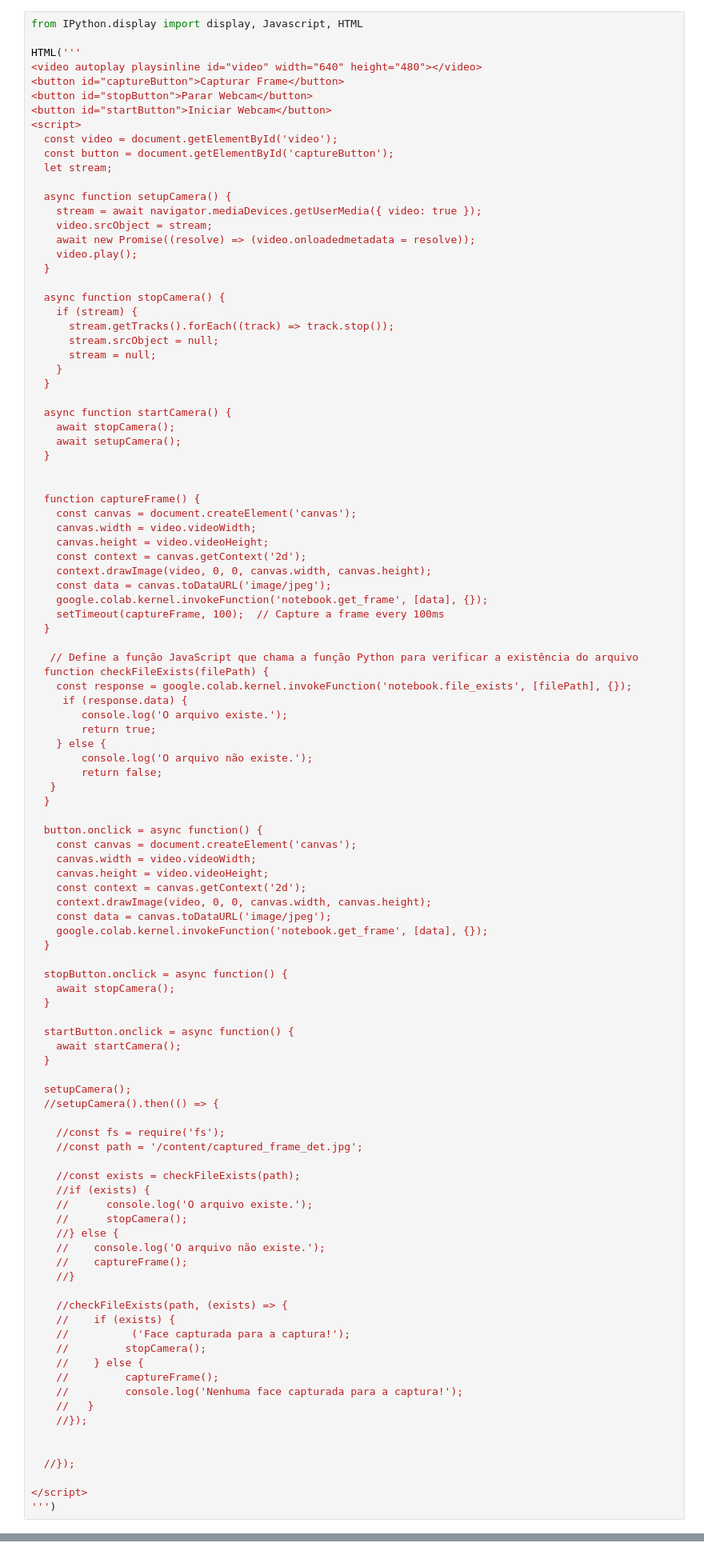
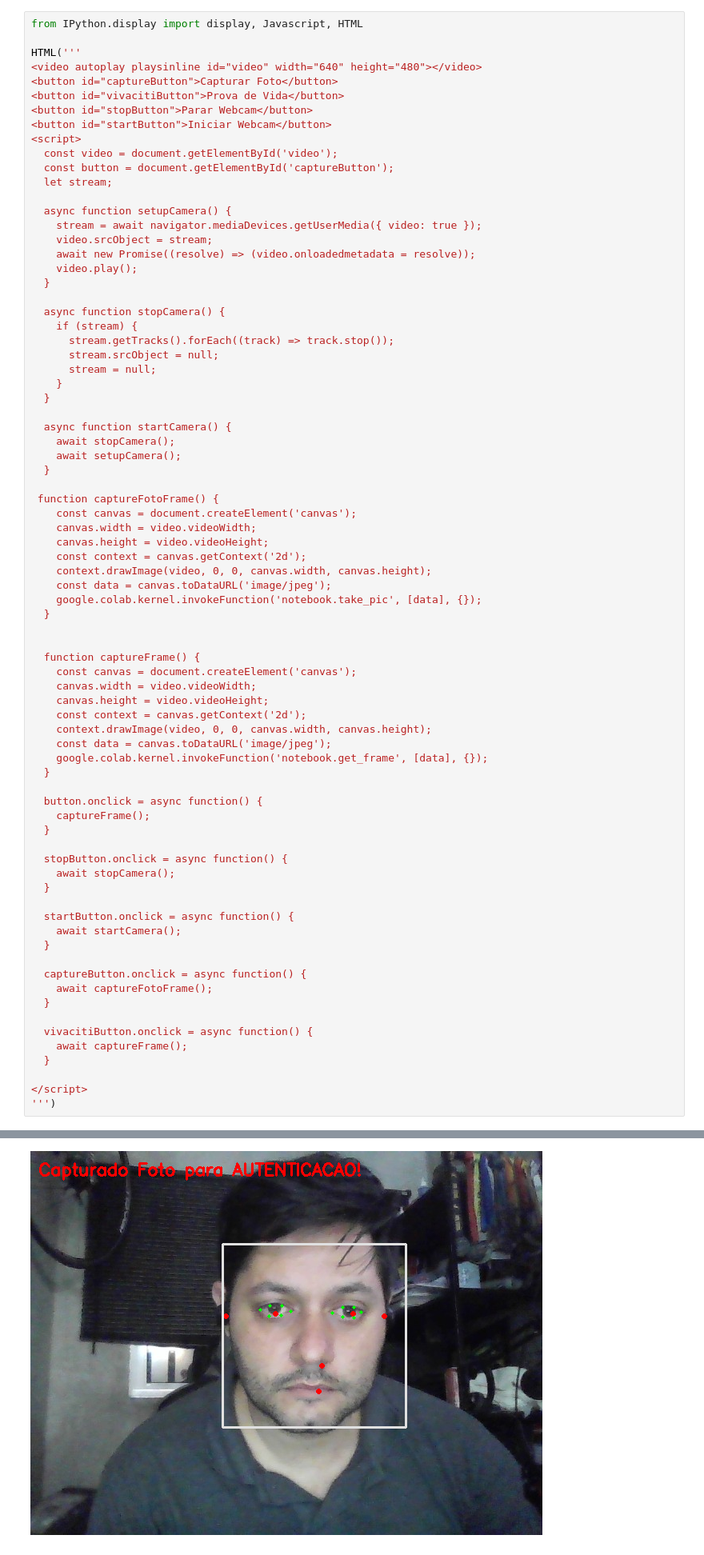
Before and after one commit to RodrigodeFeo/8DTS, a Jupyter notebook: Trabalho_Integrado_CV_.ipynb, the cells around one changed output, grey strips where cells are left out. Shown at 80% size. Saved outputs shown, nothing was run; the diff lists cells and outputs as text.

```diff
--- a/Trabalho_Integrado_CV_.ipynb
+++ b/Trabalho_Integrado_CV_.ipynb
@@ -76,7 +258,8 @@ from IPython.display import display, Javascript, HTML
 
 HTML('''
 <video autoplay playsinline id="video" width="640" height="480"></video>
-<button id="captureButton">Capturar Frame</button>
+<button id="captureButton">Capturar Foto</button>
+<button id="vivacitiButton">Prova de Vida</button>
 <button id="stopButton">Parar Webcam</button>
 <button id="startButton">Iniciar Webcam</button>
 <script>
@@ -104,6 +287,16 @@ HTML('''
     await setupCamera();
   }
 
+ function captureFotoFrame() {
+    const canvas = document.createElement('canvas');
+    canvas.width = video.videoWidth;
+    canvas.height = video.videoHeight;
+    const context = canvas.getContext('2d');
+    context.drawImage(video, 0, 0, canvas.width, canvas.height);
+    const data = canvas.toDataURL('image/jpeg');
+    google.colab.kernel.invokeFunction('notebook.take_pic', [data], {});
+  }
+
 
   function captureFrame() {
     const canvas = document.createElement('canvas');
@@ -113,29 +306,10 @@ HTML('''
     context.drawImage(video, 0, 0, canvas.width, canvas.height);
     const data = canvas.toDataURL('image/jpeg');
     google.colab.kernel.invokeFunction('notebook.get_frame', [data], {});
-    setTimeout(captureFrame, 100);  // Capture a frame every 100ms
-  }
-
-   // Define a função JavaScript que chama a função Python para verificar a existência do arquivo
-  function checkFileExists(filePath) {
-    const response = google.colab.kernel.invokeFunction('notebook.file_exists', [filePath], {});
-     if (response.data) {
-        console.log('O arquivo existe.');
-        return true;
-    } else {
-        console.log('O arquivo não existe.');
-        return false;
-   }
   }
 
   button.onclick = async function() {
-    const canvas = document.createElement('canvas');
-    canvas.width = video.videoWidth;
-    canvas.height = video.videoHeight;
-    const context = canvas.getContext('2d');
-    context.drawImage(video, 0, 0, canvas.width, canvas.height);
-    const data = canvas.toDataURL('image/jpeg');
-    google.colab.kernel.invokeFunction('notebook.get_frame', [data], {});
+    captureFrame();
   }
 
   stopButton.onclick = async function() {
@@ -146,33 +320,13 @@ HTML('''
     await startCamera();
   }
 
-  setupCamera();
-  //setupCamera().then(() => {
+  captureButton.onclick = async function() {
+    await captureFotoFrame();
+  }
 
-    //const fs = require('fs');
-    //const path = '/content/captured_frame_det.jpg';
-
-    //const exists = checkFileExists(path);
-    //if (exists) {
-    //      console.log('O arquivo existe.');
-    //      stopCamera();
-    //} else {
-    //    console.log('O arquivo não existe.');
-    //    captureFrame();
-    //}
-
-    //checkFileExists(path, (exists) => {
-    //    if (exists) {
-    //          ('Face capturada para a captura!');
-    //         stopCamera();
-    //    } else {
-    //         captureFrame();
-    //         console.log('Nenhuma face capturada para a captura!');
-    //   }
-    //});
-
-
-  //});
+  vivacitiButton.onclick = async function() {
+    await captureFrame();
+  }
 
 </script>
 ''')
@@ -187,0 +336 @@ Piscada Não Detectada!
+[figure, added]
```
Also changed, not shown: parts of 11 cells of this notebook.
